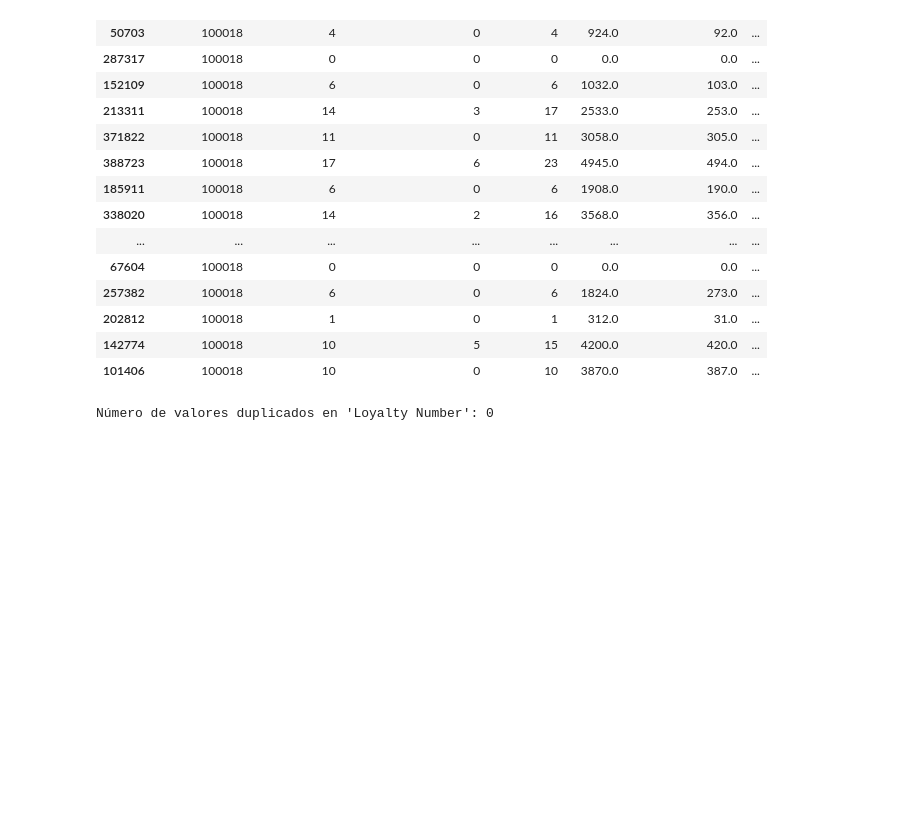
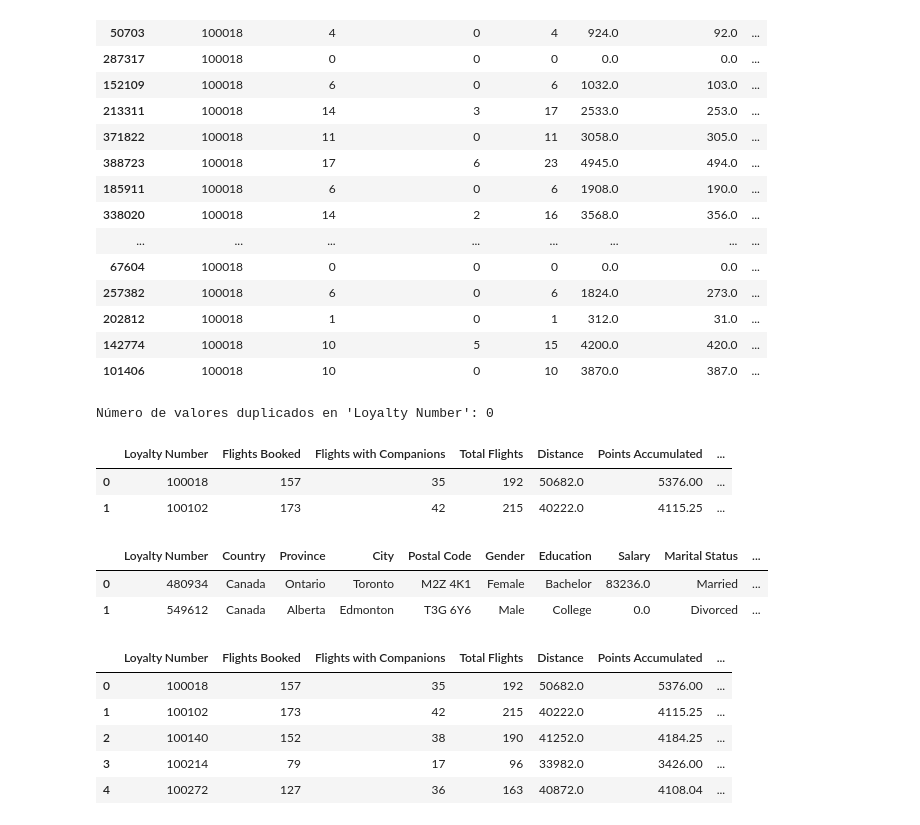
Before and after one commit to Adalab/bda-modulo-3-evaluacion-final-LaiaAyats, a Jupyter notebook: evaluation.ipynb, the cells around one changed output. Drawn from its saved outputs; the diff is of its cells as text; code cells hidden in the pictures; blank space fills up the shorter version.

Commit message:
dataframe join added

```diff
--- a/evaluation.ipynb
+++ b/evaluation.ipynb
@@ -560,3 +560,26 @@ num_duplicates = df_cfa_clean['Loyalty Number'].duplicated().sum()
 print(f"Número de valores duplicados en 'Loyalty Number': {num_duplicates}")
 # %% [output]
 Número de valores duplicados en 'Loyalty Number': 0
+# %%
+df_cfa_clean.head(2)
+# %% [output]
+|  | Loyalty Number | Flights Booked | Flights with Companions | Total Flights | Distance | Points Accumulated | ... |
+| 0 | 100018 | 157 | 35 | 192 | 50682.0 | 5376.00 | ... |
+| 1 | 100102 | 173 | 42 | 215 | 40222.0 | 4115.25 | ... |
+# %%
+df_clh.head(2)
+# %% [output]
+|  | Loyalty Number | Country | Province | City | Postal Code | Gender | Education | Salary | Marital Status | ... |
+| 0 | 480934 | Canada | Ontario | Toronto | M2Z 4K1 | Female | Bachelor | 83236.0 | Married | ... |
+| 1 | 549612 | Canada | Alberta | Edmonton | T3G 6Y6 | Male | College | 0.0 | Divorced | ... |
+# %%
+df_cfalh = pd.merge(df_cfa_clean, df_clh, on='Loyalty Number', how='inner')
+# %%
+df_cfalh.head()
+# %% [output]
+|  | Loyalty Number | Flights Booked | Flights with Companions | Total Flights | Distance | Points Accumulated | ... |
+| 0 | 100018 | 157 | 35 | 192 | 50682.0 | 5376.00 | ... |
+| 1 | 100102 | 173 | 42 | 215 | 40222.0 | 4115.25 | ... |
+| 2 | 100140 | 152 | 38 | 190 | 41252.0 | 4184.25 | ... |
+| 3 | 100214 | 79 | 17 | 96 | 33982.0 | 3426.00 | ... |
+| 4 | 100272 | 127 | 36 | 163 | 40872.0 | 4108.04 | ... |
```
Also changed, not shown: parts of 2 cells of this notebook.
